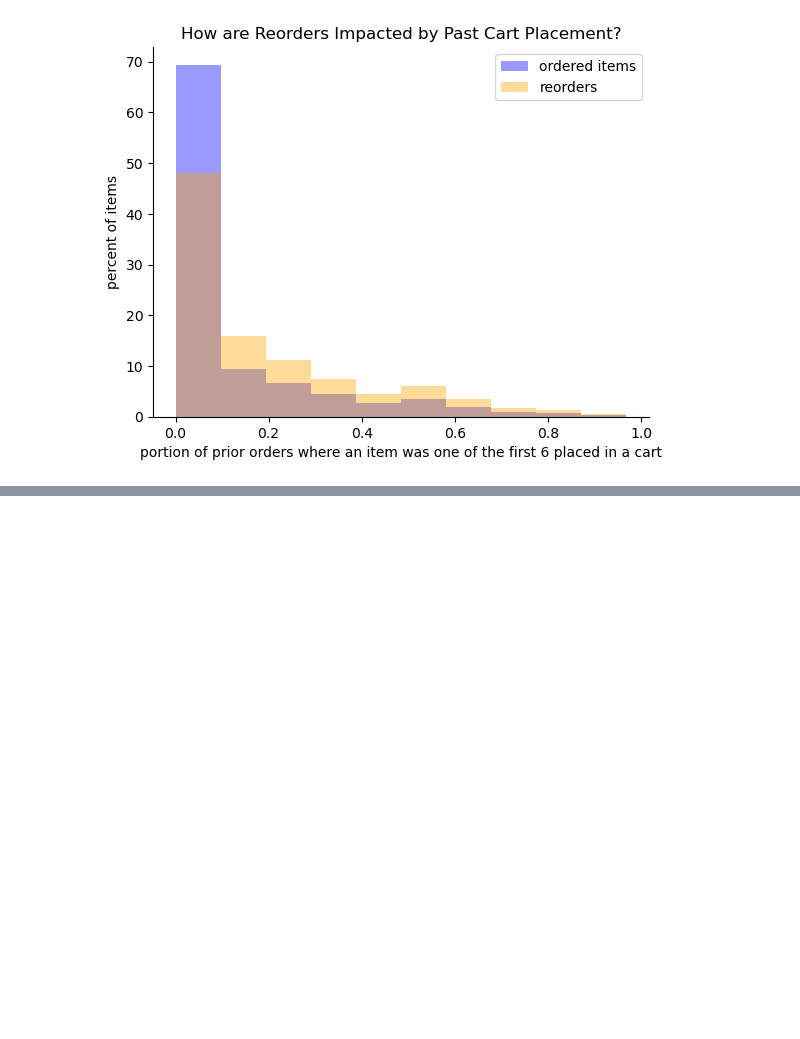
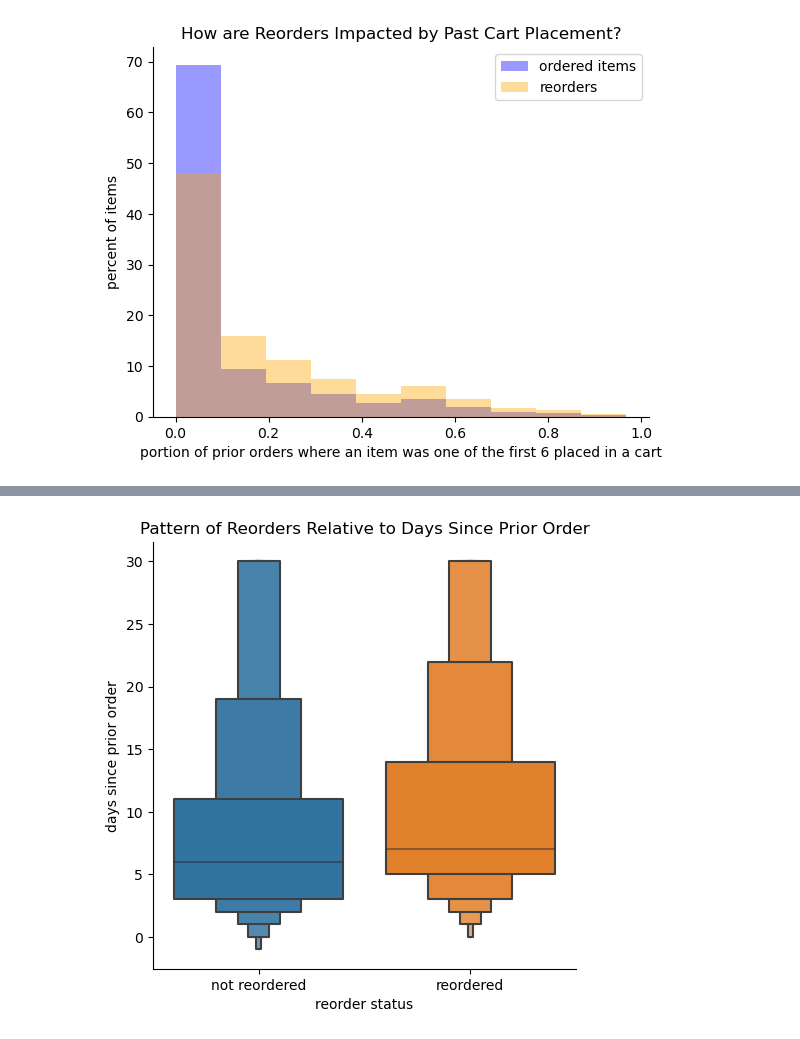
Before and after one commit to fractaldatalearning/Capstone2, a Jupyter notebook: notebooks/6-kl-preprocess-feature-engineer.ipynb, the cells around one changed output, grey strips where cells are left out. Cells and saved outputs as stored; diff of their text form; code cells hidden in the pictures; blank space fills up the shorter version.

```diff
--- a/notebooks/6-kl-preprocess-feature-engineer.ipynb
+++ b/notebooks/6-kl-preprocess-feature-engineer.ipynb
@@ -619,3 +636,12 @@ Even with non-orders removed, the plot still looks quite similar. The taller bro
+# %%
+# Visualize the boxplot with one of the other, less-correlated categories
+ax = sns.catplot(data=df, x="reordered", y="days_since_prior_order",
+                 kind="boxen").set(
+    title='Pattern of Reorders Relative to Days Since Prior Order',
+    xlabel='reorder status', ylabel='days since prior order')
+ax.set_xticklabels(['not reordered', 'reordered']);
+# %% [output]
+[figure, added]
 # %% [markdown]
 **<font color='violet'>Conclusions and Next Steps</font>**
 
```
Also changed, not shown: parts of 11 cells of this notebook, 1 other file.
